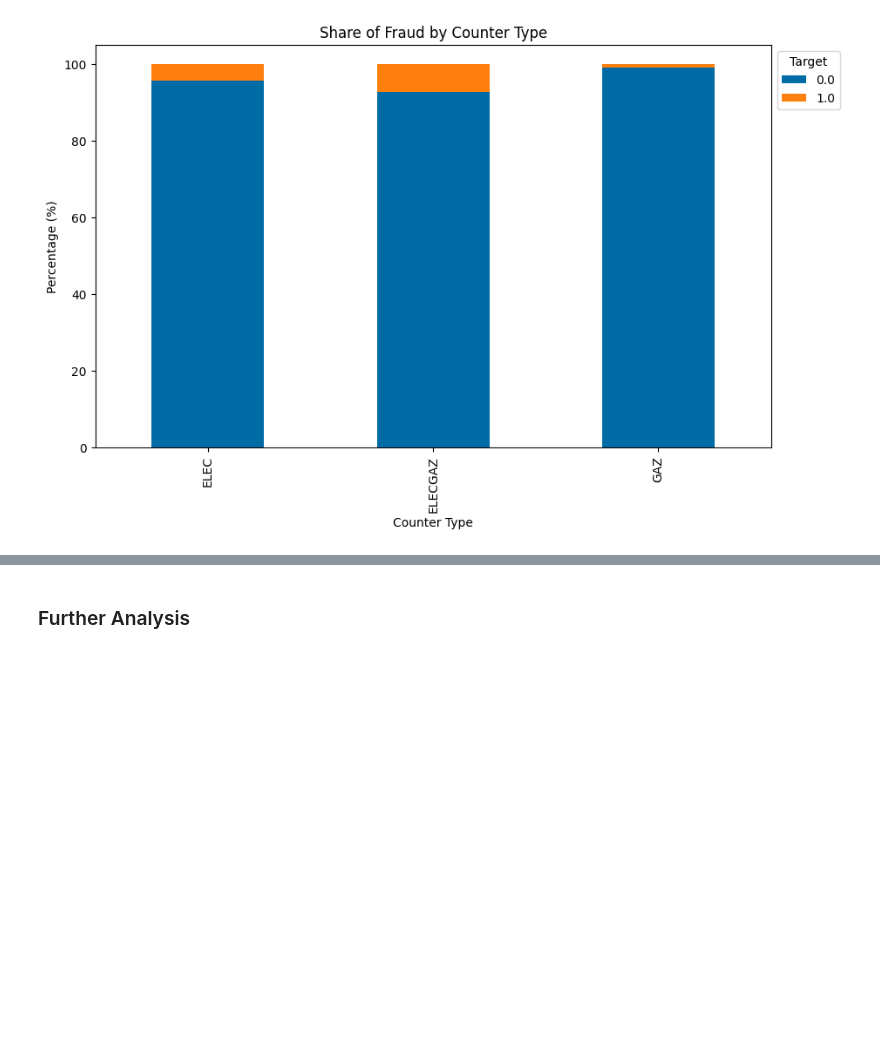
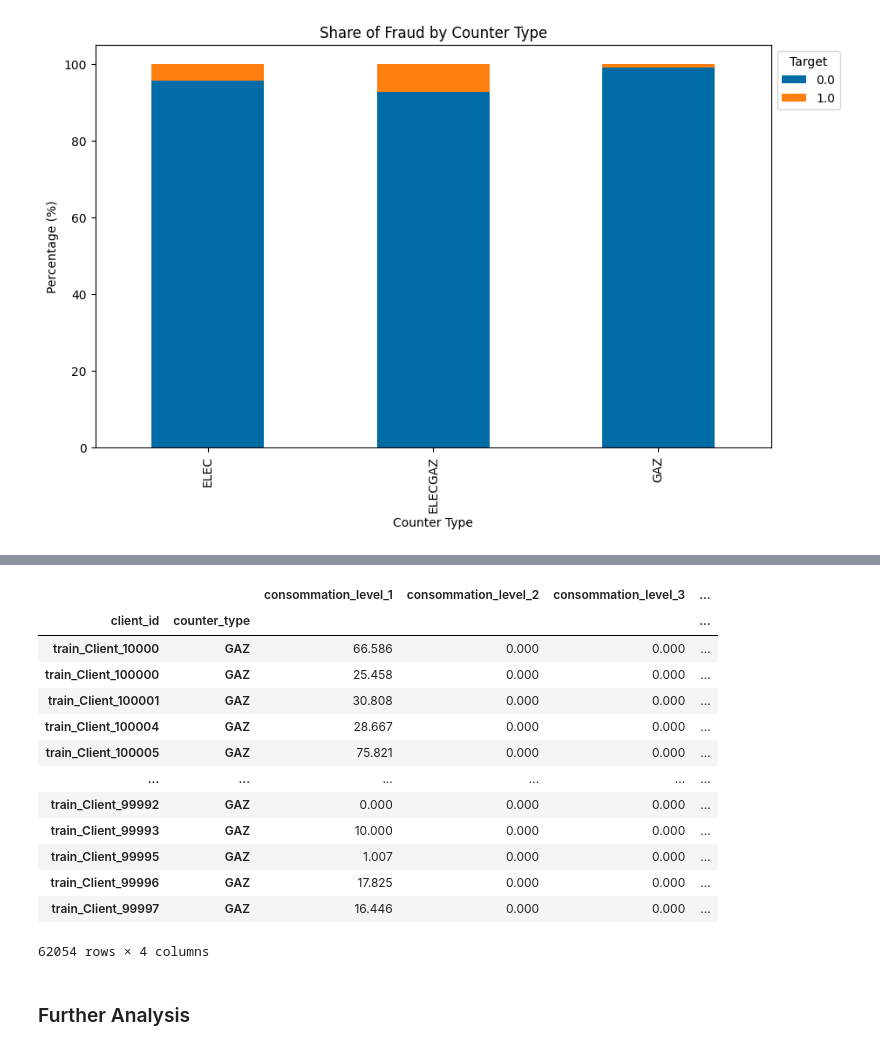
Before and after one commit to nikwilms/fraud-detection-electricity-gas-consumption, a Jupyter notebook: notebooks/Feature_engineering_consumption.ipynb, the cells around one changed output, grey strips where cells are left out. Drawn from its saved outputs; the diff is of its cells as text; code cells hidden in the pictures; blank space fills up the shorter version.

```diff
--- a/notebooks/Feature_engineering_consumption.ipynb
+++ b/notebooks/Feature_engineering_consumption.ipynb
@@ -318,3 +567,20 @@ df_summ = (df_counter_type_summary.join(df_client.set_index("client_id"), how="i
+# %%
+df_monthly_weighted_gaz
+# %% [output]
+|  |  | consommation_level_1 | consommation_level_2 | consommation_level_3 | ... |
+| client_id | counter_type |  |  |  | ... |
+| train_Client_10000 | GAZ | 66.586 | 0.000 | 0.000 | ... |
+| train_Client_100000 | GAZ | 25.458 | 0.000 | 0.000 | ... |
+| train_Client_100001 | GAZ | 30.808 | 0.000 | 0.000 | ... |
+| train_Client_100004 | GAZ | 28.667 | 0.000 | 0.000 | ... |
+| train_Client_100005 | GAZ | 75.821 | 0.000 | 0.000 | ... |
+| ... | ... | ... | ... | ... | ... |
+| train_Client_99992 | GAZ | 0.000 | 0.000 | 0.000 | ... |
+| train_Client_99993 | GAZ | 10.000 | 0.000 | 0.000 | ... |
+| train_Client_99995 | GAZ | 1.007 | 0.000 | 0.000 | ... |
+| train_Client_99996 | GAZ | 17.825 | 0.000 | 0.000 | ... |
+| train_Client_99997 | GAZ | 16.446 | 0.000 | 0.000 | ... |
+62054 rows × 4 columns
 # %% [markdown]
 ### Further Analysis
 # %%
```
Also changed, not shown: parts of 16 cells of this notebook, 5 other files.
